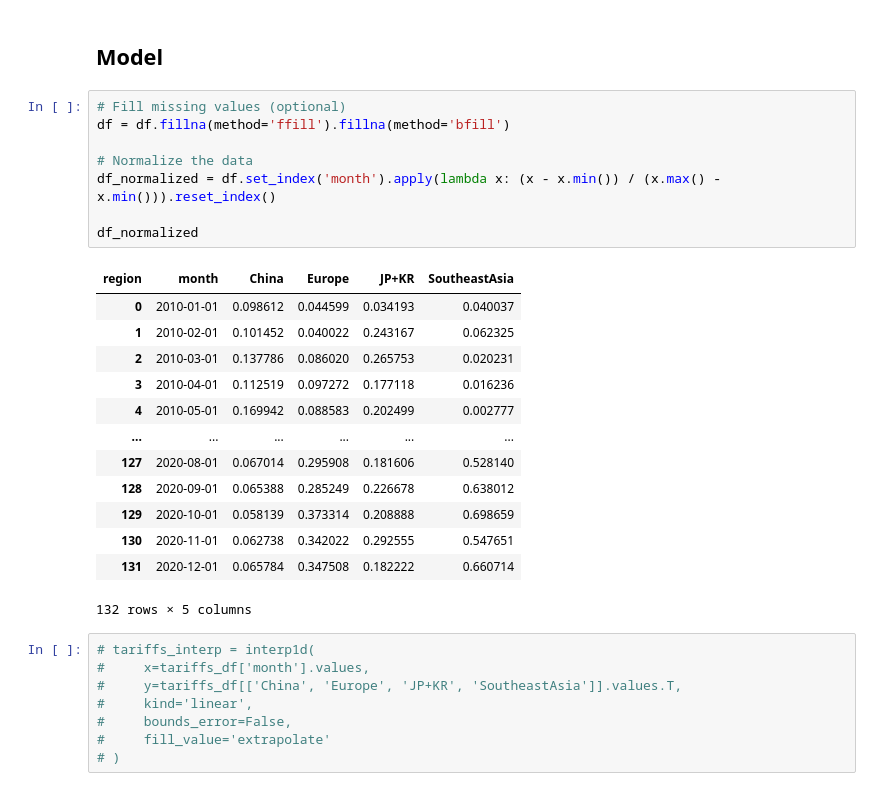
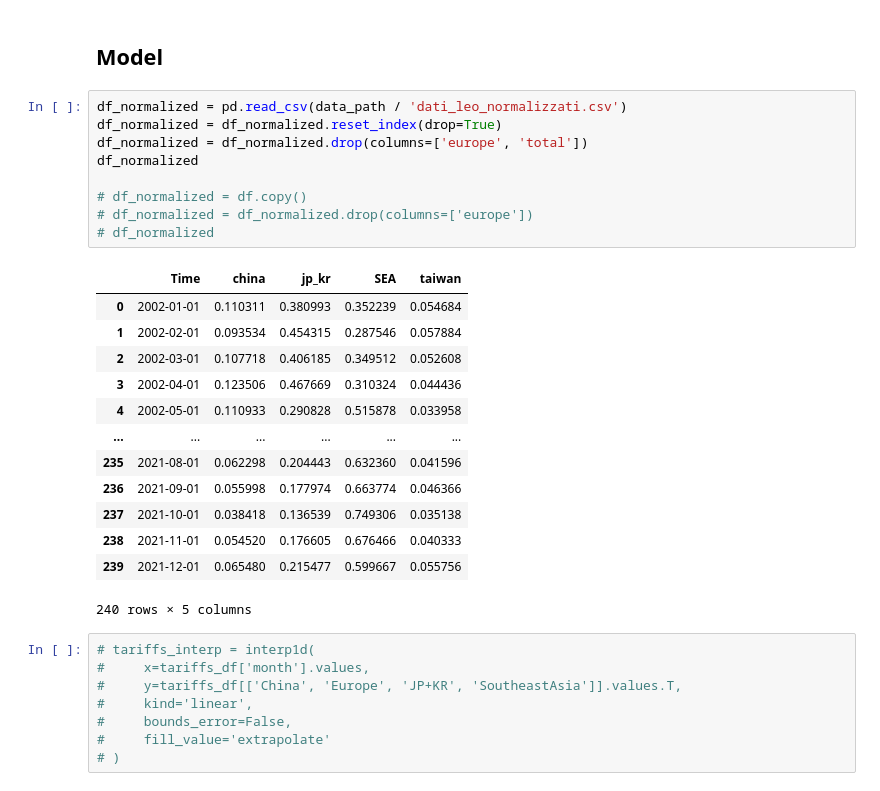
Before and after one commit to LeonardoPolverari/simulation_project, a Jupyter notebook: notebooks/angius_new.ipynb, the cells around one changed output. Cells and saved outputs as stored; diff of their text form.

```diff
--- a/notebooks/angius_new.ipynb
+++ b/notebooks/angius_new.ipynb
@@ -68,27 +67,28 @@ plt.show()
 # %% [markdown]
 ## Model
 # %%
-# Fill missing values (optional)
-df = df.fillna(method='ffill').fillna(method='bfill')
+df_normalized = pd.read_csv(data_path / 'dati_leo_normalizzati.csv')
+df_normalized = df_normalized.reset_index(drop=True)
+df_normalized = df_normalized.drop(columns=['europe', 'total'])
+df_normalized
 
-# Normalize the data
-df_normalized = df.set_index('month').apply(lambda x: (x - x.min()) / (x.max() - x.min())).reset_index()
-
-df_normalized
+# df_normalized = df.copy()
+# df_normalized = df_normalized.drop(columns=['europe'])
+# df_normalized
 # %% [output]
-| region | month | China | Europe | JP+KR | SoutheastAsia |
-| 0 | 2010-01-01 | 0.098612 | 0.044599 | 0.034193 | 0.040037 |
-| 1 | 2010-02-01 | 0.101452 | 0.040022 | 0.243167 | 0.062325 |
-| 2 | 2010-03-01 | 0.137786 | 0.086020 | 0.265753 | 0.020231 |
-| 3 | 2010-04-01 | 0.112519 | 0.097272 | 0.177118 | 0.016236 |
-| 4 | 2010-05-01 | 0.169942 | 0.088583 | 0.202499 | 0.002777 |
+|  | Time | china | jp_kr | SEA | taiwan |
+| 0 | 2002-01-01 | 0.110311 | 0.380993 | 0.352239 | 0.054684 |
+| 1 | 2002-02-01 | 0.093534 | 0.454315 | 0.287546 | 0.057884 |
+| 2 | 2002-03-01 | 0.107718 | 0.406185 | 0.349512 | 0.052608 |
+| 3 | 2002-04-01 | 0.123506 | 0.467669 | 0.310324 | 0.044436 |
+| 4 | 2002-05-01 | 0.110933 | 0.290828 | 0.515878 | 0.033958 |
 | ... | ... | ... | ... | ... | ... |
-| 127 | 2020-08-01 | 0.067014 | 0.295908 | 0.181606 | 0.528140 |
-| 128 | 2020-09-01 | 0.065388 | 0.285249 | 0.226678 | 0.638012 |
-| 129 | 2020-10-01 | 0.058139 | 0.373314 | 0.208888 | 0.698659 |
-| 130 | 2020-11-01 | 0.062738 | 0.342022 | 0.292555 | 0.547651 |
-| 131 | 2020-12-01 | 0.065784 | 0.347508 | 0.182222 | 0.660714 |
+| 235 | 2021-08-01 | 0.062298 | 0.204443 | 0.632360 | 0.041596 |
+| 236 | 2021-09-01 | 0.055998 | 0.177974 | 0.663774 | 0.046366 |
+| 237 | 2021-10-01 | 0.038418 | 0.136539 | 0.749306 | 0.035138 |
+| 238 | 2021-11-01 | 0.054520 | 0.176605 | 0.676466 | 0.040333 |
+| 239 | 2021-12-01 | 0.065480 | 0.215477 | 0.599667 | 0.055756 |
-132 rows × 5 columns
+240 rows × 5 columns
 # %%
 # tariffs_interp = interp1d(
 #     x=tariffs_df['month'].values,
```
Also changed, not shown: parts of 6 cells of this notebook.
